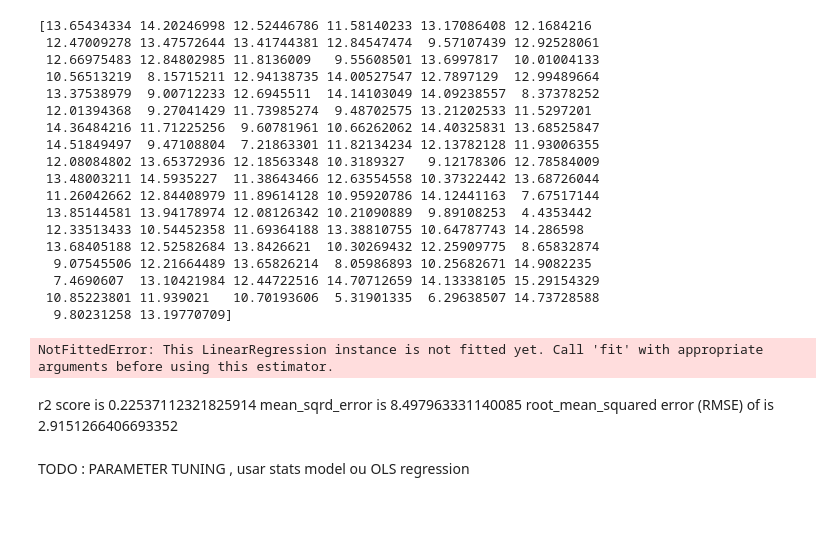
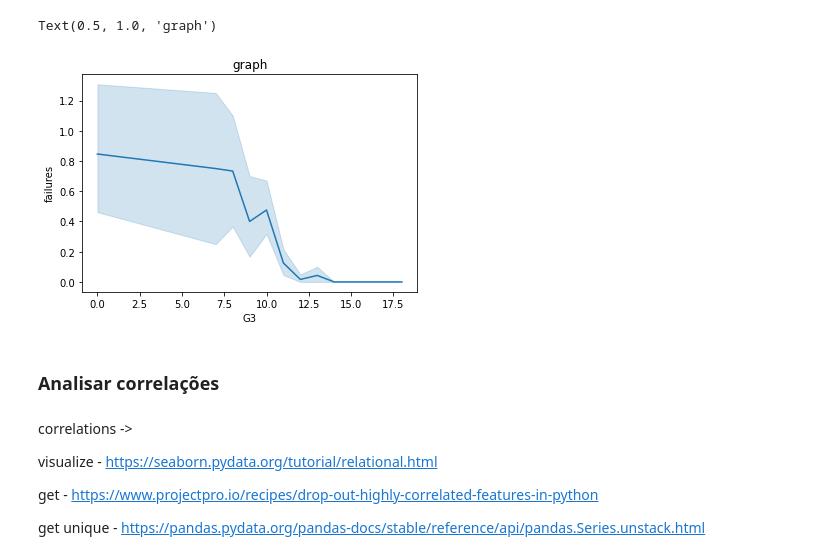
Before and after one commit to Paulo-Pinto/Kaggle-Grades-Prediction, a Jupyter notebook: notebook.ipynb, the cells around one changed output. Saved outputs shown, nothing was run; the diff lists cells and outputs as text; code cells hidden in the pictures; blank space fills up the shorter version.

```diff
--- a/notebook.ipynb
+++ b/notebook.ipynb
@@ -91,29 +78,0 @@ print(predictions)
-# %%
-# reversed(l)
-
-avg_list = []
-
-for r, pred in predictions:
-    # print(r)
-    avg_list.append(pred)
-
-print(sum(avg_list)/len(avg_list))
-# %% [output]
-[13.65434334 14.20246998 12.52446786 11.58140233 13.17086408 12.1684216
- 12.47009278 13.47572644 13.41744381 12.84547474  9.57107439 12.92528061
- 12.66975483 12.84802985 11.8136009   9.55608501 13.6997817  10.01004133
- 10.56513219  8.15715211 12.94138735 14.00527547 12.7897129  12.99489664
- 13.37538979  9.00712233 12.6945511  14.14103049 14.09238557  8.37378252
- 12.01394368  9.27041429 11.73985274  9.48702575 13.21202533 11.5297201
- 14.36484216 11.71225256  9.60781961 10.66262062 14.40325831 13.68525847
- 14.51849497  9.47108804  7.21863301 11.82134234 12.13782128 11.93006355
- 12.08084802 13.65372936 12.18563348 10.3189327   9.12178306 12.78584009
- 13.48003211 14.5935227  11.38643466 12.63554558 10.37322442 13.68726044
- 11.26042662 12.84408979 11.89614128 10.95920786 14.12441163  7.67517144
- 13.85144581 13.94178974 12.08126342 10.21090889  9.89108253  4.4353442
- 12.33513433 10.54452358 11.69364188 13.38810755 10.64787743 14.286598
- 13.68405188 12.52582684 13.8426621  10.30269432 12.25909775  8.65832874
-  9.07545506 12.21664489 13.65826214  8.05986893 10.25682671 14.9082235
-  7.4690607  13.10421984 12.44722516 14.70712659 14.13338105 15.29154329
- 10.85223801 11.939021   10.70193606  5.31901335  6.29638507 14.73728588
-  9.80231258 13.19770709]
@@ -134,16 +79,15 @@ with open("data/prediction_avgs.csv", "w+") as fw:
-# %%
-test_df = pd.read_csv("data/test_data.csv")
-prediction = LR.predict(test_df)
-
-with open(f"data/prediction_{time.time():.0f}.csv", "w+") as fp:
-    fp.write(f"index,G3\n")
-    for i, n in enumerate(prediction):
-        fp.write(f"{i},{n}\n")
-# %% [output]
-NotFittedError: This LinearRegression instance is not fitted yet. Call 'fit' with appropriate arguments before using this estimator.
-# %% [markdown]
-r2 score is 0.22537112321825914
-mean_sqrd_error is 8.497963331140085
-root_mean_squared error (RMSE) of is 2.9151266406693352
-# %% [markdown]
-TODO : PARAMETER TUNING , usar stats model ou OLS regression
+# %%
+sns.lineplot(data=notas_df, y="failures",x="G3").set_title("graph")
+# %% [output]
+Text(0.5, 1.0, 'graph')
+[figure, added]
+# %% [markdown]
+### Analisar correlações
+# %% [markdown]
+correlations ->
+
+visualize - https://seaborn.pydata.org/tutorial/relational.html
+
+get - https://www.projectpro.io/recipes/drop-out-highly-correlated-features-in-python
+
+get unique - https://pandas.pydata.org/pandas-docs/stable/reference/api/pandas.Series.unstack.html
```
Also changed, not shown: parts of 22 cells of this notebook.
